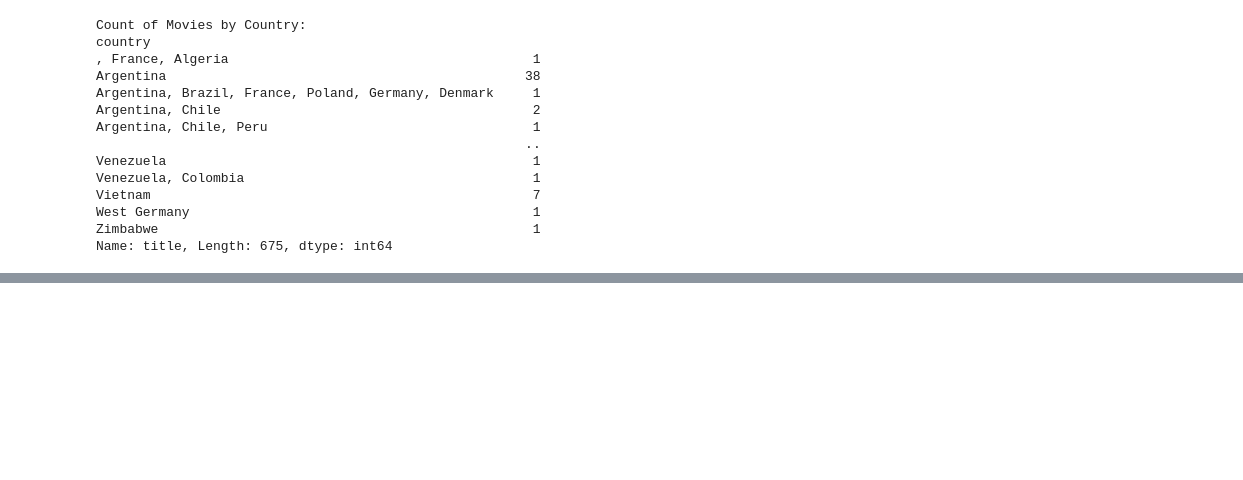
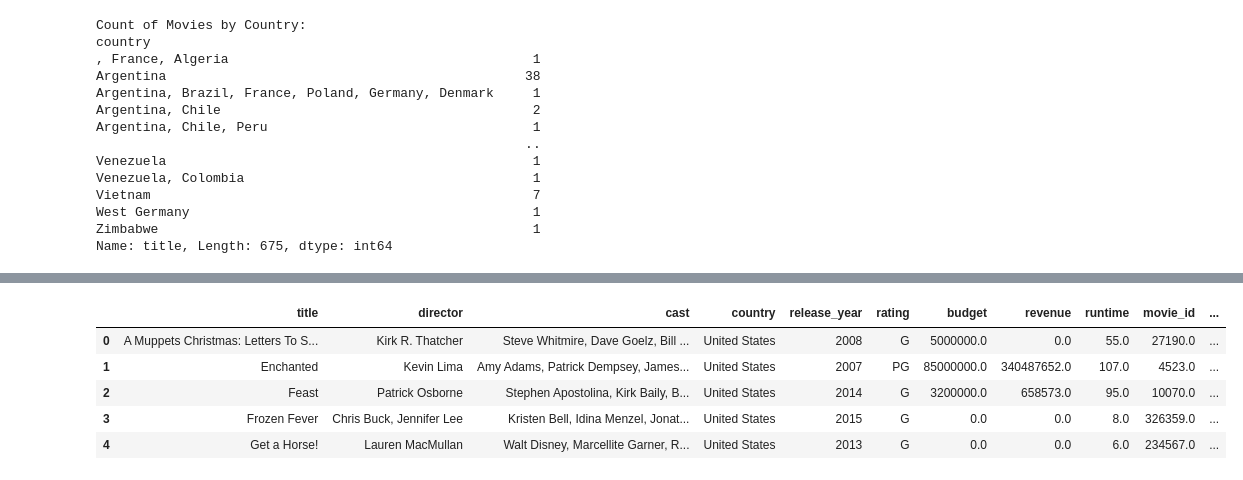
Before and after one commit to aaalicejohnson/Project-2, a Jupyter notebook: moviedb/Transform_notebook.ipynb, the cells around one changed output, grey strips where cells are left out. Saved outputs shown, nothing was run; the diff lists cells and outputs as text; code cells hidden in the pictures; blank space fills up the shorter version.

```diff
--- a/moviedb/Transform_notebook.ipynb
+++ b/moviedb/Transform_notebook.ipynb
@@ -167,0 +173,11 @@ Name: title, Length: 675, dtype: int64
+# %%
+# Comedy Movies
+comedy_movies = genre_df[genre_df['genre'].str.contains('Comedy', case=False)].reset_index(drop=True)
+comedy_movies.head()
+# %% [output]
+|  | title | director | cast | country | release_year | rating | budget | revenue | runtime | movie_id | ... |
+| 0 | A Muppets Christmas: Letters To S... | Kirk R. Thatcher | Steve Whitmire, Dave Goelz, Bill ... | United States | 2008 | G | 5000000.0 | 0.0 | 55.0 | 27190.0 | ... |
+| 1 | Enchanted | Kevin Lima | Amy Adams, Patrick Dempsey, James... | United States | 2007 | PG | 85000000.0 | 340487652.0 | 107.0 | 4523.0 | ... |
+| 2 | Feast | Patrick Osborne | Stephen Apostolina, Kirk Baily, B... | United States | 2014 | G | 3200000.0 | 658573.0 | 95.0 | 10070.0 | ... |
+| 3 | Frozen Fever | Chris Buck, Jennifer Lee | Kristen Bell, Idina Menzel, Jonat... | United States | 2015 | G | 0.0 | 0.0 | 8.0 | 326359.0 | ... |
+| 4 | Get a Horse! | Lauren MacMullan | Walt Disney, Marcellite Garner, R... | United States | 2013 | G | 0.0 | 0.0 | 6.0 | 234567.0 | ... |
```
Also changed, not shown: parts of 7 cells of this notebook, 3 other files.
